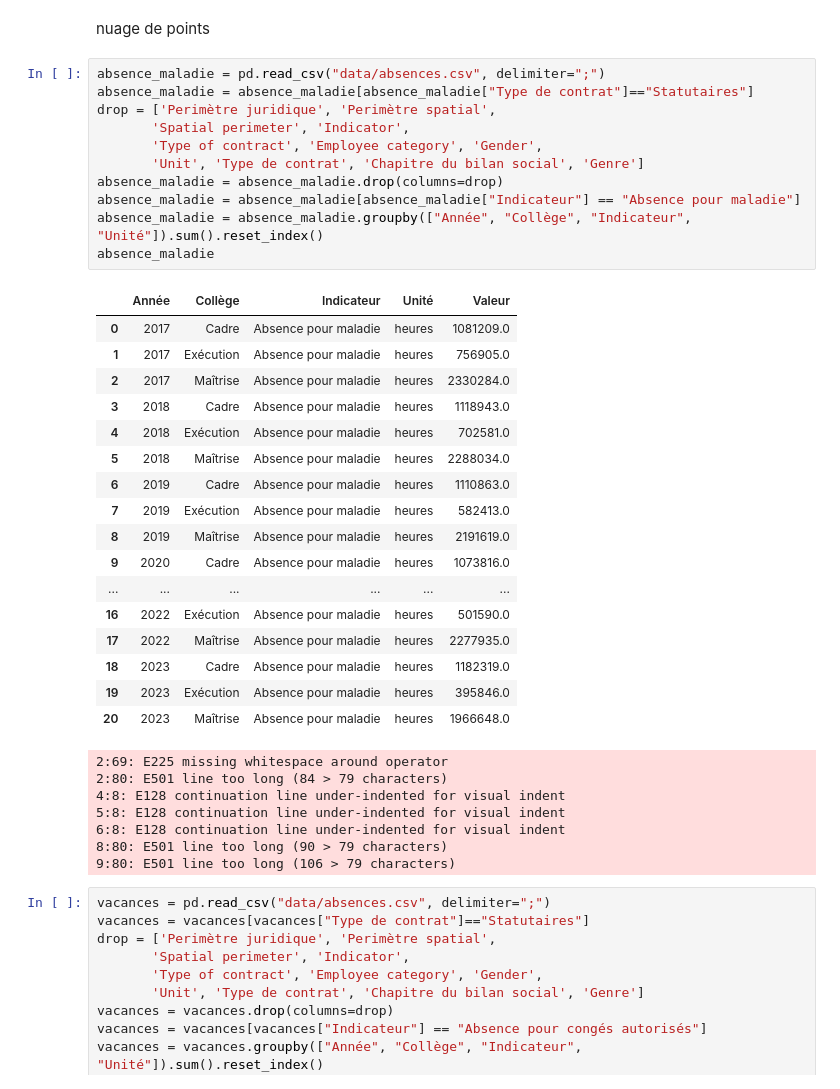
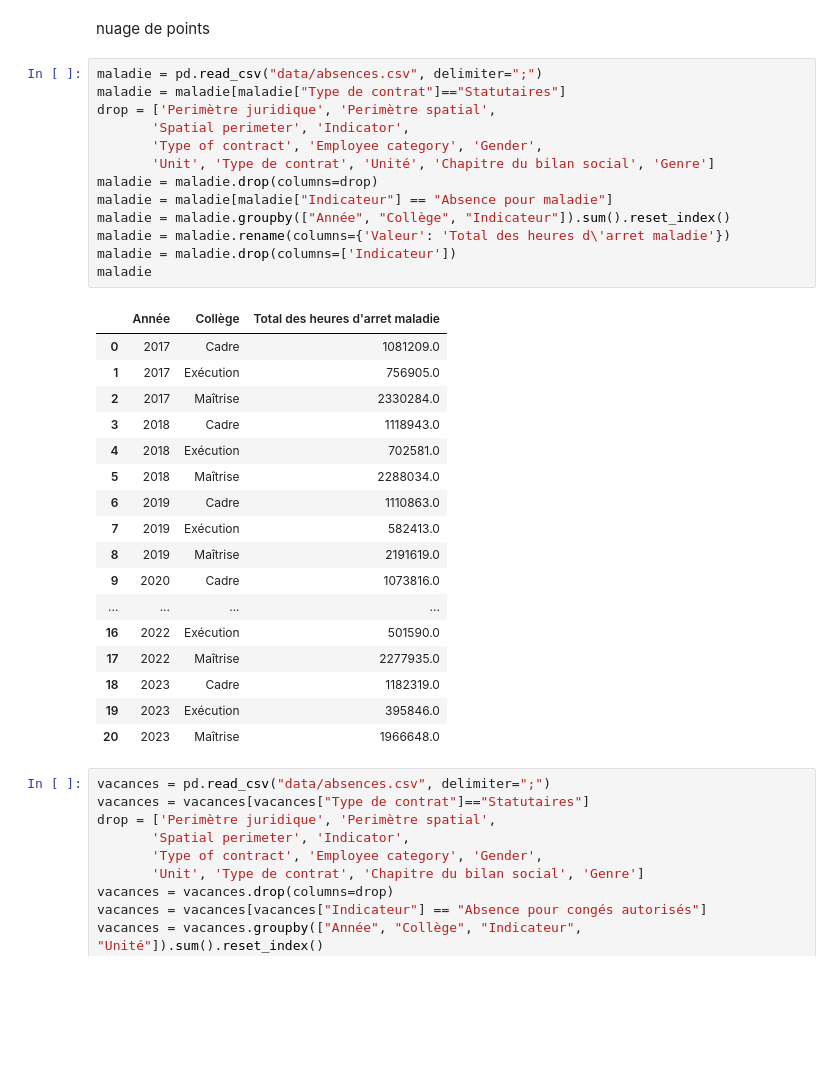
Before and after one commit to lancelot-r/projet_diversite_inclusion_entreprise, a Jupyter notebook: projet.ipynb, the cells around one changed output. Cells and saved outputs as stored; diff of their text form; blank space fills up the shorter version.

```diff
--- a/projet.ipynb
+++ b/projet.ipynb
@@ -143,41 +162,36 @@ fig.show()
 # %% [markdown]
 nuage de points
 # %%
-absence_maladie = pd.read_csv("data/absences.csv", delimiter=";")
-absence_maladie = absence_maladie[absence_maladie["Type de contrat"]=="Statutaires"]
+maladie = pd.read_csv("data/absences.csv", delimiter=";")
+maladie = maladie[maladie["Type de contrat"]=="Statutaires"]
 drop = ['Perimètre juridique', 'Perimètre spatial',
        'Spatial perimeter', 'Indicator',
        'Type of contract', 'Employee category', 'Gender',
-       'Unit', 'Type de contrat', 'Chapitre du bilan social', 'Genre']
-absence_maladie = absence_maladie.drop(columns=drop)
-absence_maladie = absence_maladie[absence_maladie["Indicateur"] == "Absence pour maladie"]
-absence_maladie = absence_maladie.groupby(["Année", "Collège", "Indicateur", "Unité"]).sum().reset_index()
-absence_maladie
+       'Unit', 'Type de contrat', 'Unité', 'Chapitre du bilan social', 'Genre']
+maladie = maladie.drop(columns=drop)
+maladie = maladie[maladie["Indicateur"] == "Absence pour maladie"]
+maladie = maladie.groupby(["Année", "Collège", "Indicateur"]).sum().reset_index()
+maladie = maladie.rename(columns={'Valeur': 'Total des heures d\'arret maladie'})
+maladie = maladie.drop(columns=['Indicateur'])
+maladie
 # %% [output]
-|  | Année | Collège | Indicateur | Unité | Valeur |
-| 0 | 2017 | Cadre | Absence pour maladie | heures | 1081209.0 |
-| 1 | 2017 | Exécution | Absence pour maladie | heures | 756905.0 |
-| 2 | 2017 | Maîtrise | Absence pour maladie | heures | 2330284.0 |
-| 3 | 2018 | Cadre | Absence pour maladie | heures | 1118943.0 |
-| 4 | 2018 | Exécution | Absence pour maladie | heures | 702581.0 |
-| 5 | 2018 | Maîtrise | Absence pour maladie | heures | 2288034.0 |
-| 6 | 2019 | Cadre | Absence pour maladie | heures | 1110863.0 |
-| 7 | 2019 | Exécution | Absence pour maladie | heures | 582413.0 |
-| 8 | 2019 | Maîtrise | Absence pour maladie | heures | 2191619.0 |
-| 9 | 2020 | Cadre | Absence pour maladie | heures | 1073816.0 |
-| ... | ... | ... | ... | ... | ... |
-| 16 | 2022 | Exécution | Absence pour maladie | heures | 501590.0 |
-| 17 | 2022 | Maîtrise | Absence pour maladie | heures | 2277935.0 |
-| 18 | 2023 | Cadre | Absence pour maladie | heures | 1182319.0 |
-| 19 | 2023 | Exécution | Absence pour maladie | heures | 395846.0 |
-| 20 | 2023 | Maîtrise | Absence pour maladie | heures | 1966648.0 |
+|  | Année | Collège | Total des heures d'arret maladie |
+| 0 | 2017 | Cadre | 1081209.0 |
+| 1 | 2017 | Exécution | 756905.0 |
+| 2 | 2017 | Maîtrise | 2330284.0 |
+| 3 | 2018 | Cadre | 1118943.0 |
+| 4 | 2018 | Exécution | 702581.0 |
+| 5 | 2018 | Maîtrise | 2288034.0 |
+| 6 | 2019 | Cadre | 1110863.0 |
+| 7 | 2019 | Exécution | 582413.0 |
+| 8 | 2019 | Maîtrise | 2191619.0 |
+| 9 | 2020 | Cadre | 1073816.0 |
+| ... | ... | ... | ... |
+| 16 | 2022 | Exécution | 501590.0 |
+| 17 | 2022 | Maîtrise | 2277935.0 |
+| 18 | 2023 | Cadre | 1182319.0 |
+| 19 | 2023 | Exécution | 395846.0 |
+| 20 | 2023 | Maîtrise | 1966648.0 |
-2:69: E225 missing whitespace around operator
-2:80: E501 line too long (84 > 79 characters)
-4:8: E128 continuation line under-indented for visual indent
-5:8: E128 continuation line under-indented for visual indent
-6:8: E128 continuation line under-indented for visual indent
-8:80: E501 line too long (90 > 79 characters)
-9:80: E501 line too long (106 > 79 characters)
 # %%
 vacances = pd.read_csv("data/absences.csv", delimiter=";")
 vacances = vacances[vacances["Type de contrat"]=="Statutaires"]
```
Also changed, not shown: parts of 8 cells of this notebook.
